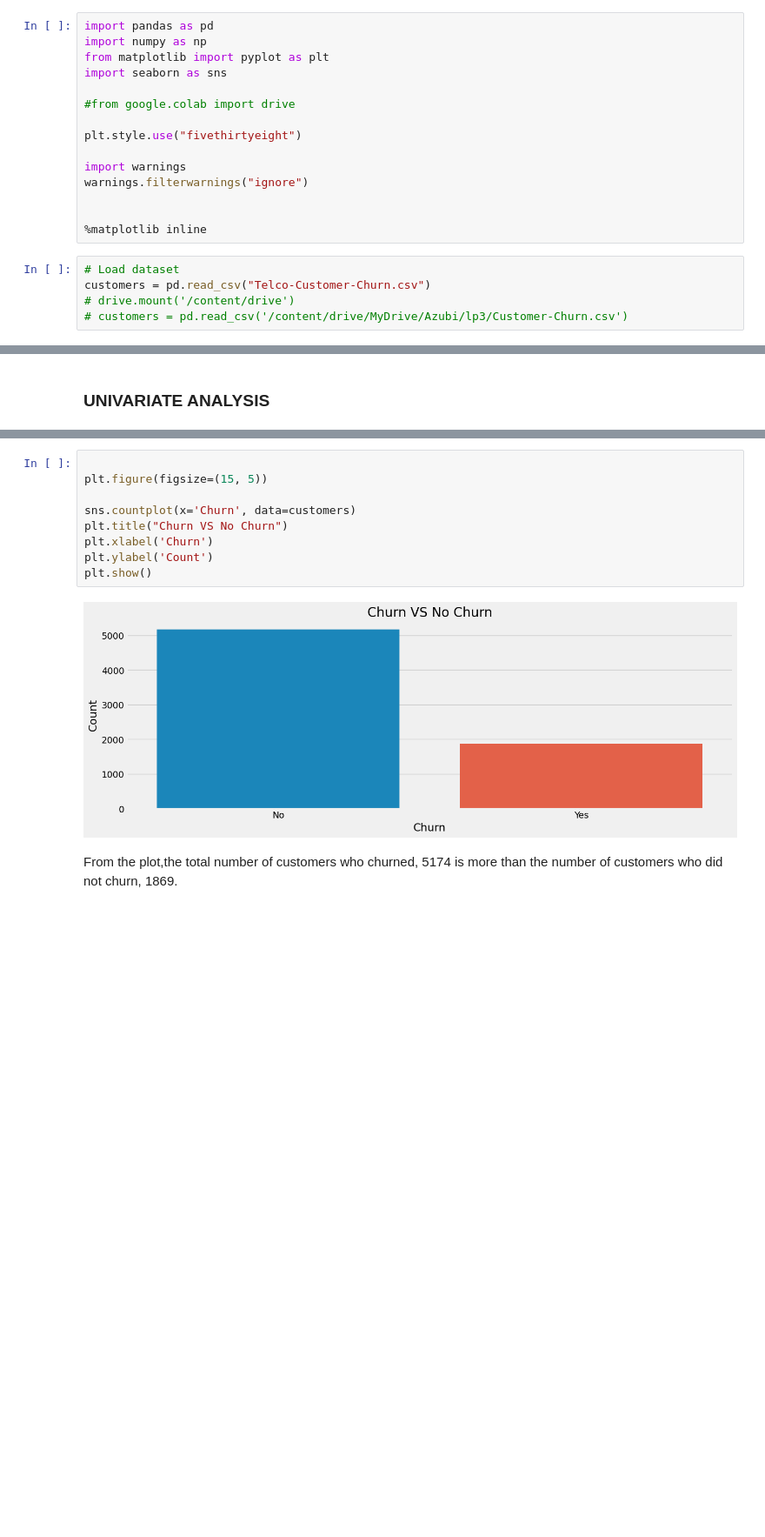
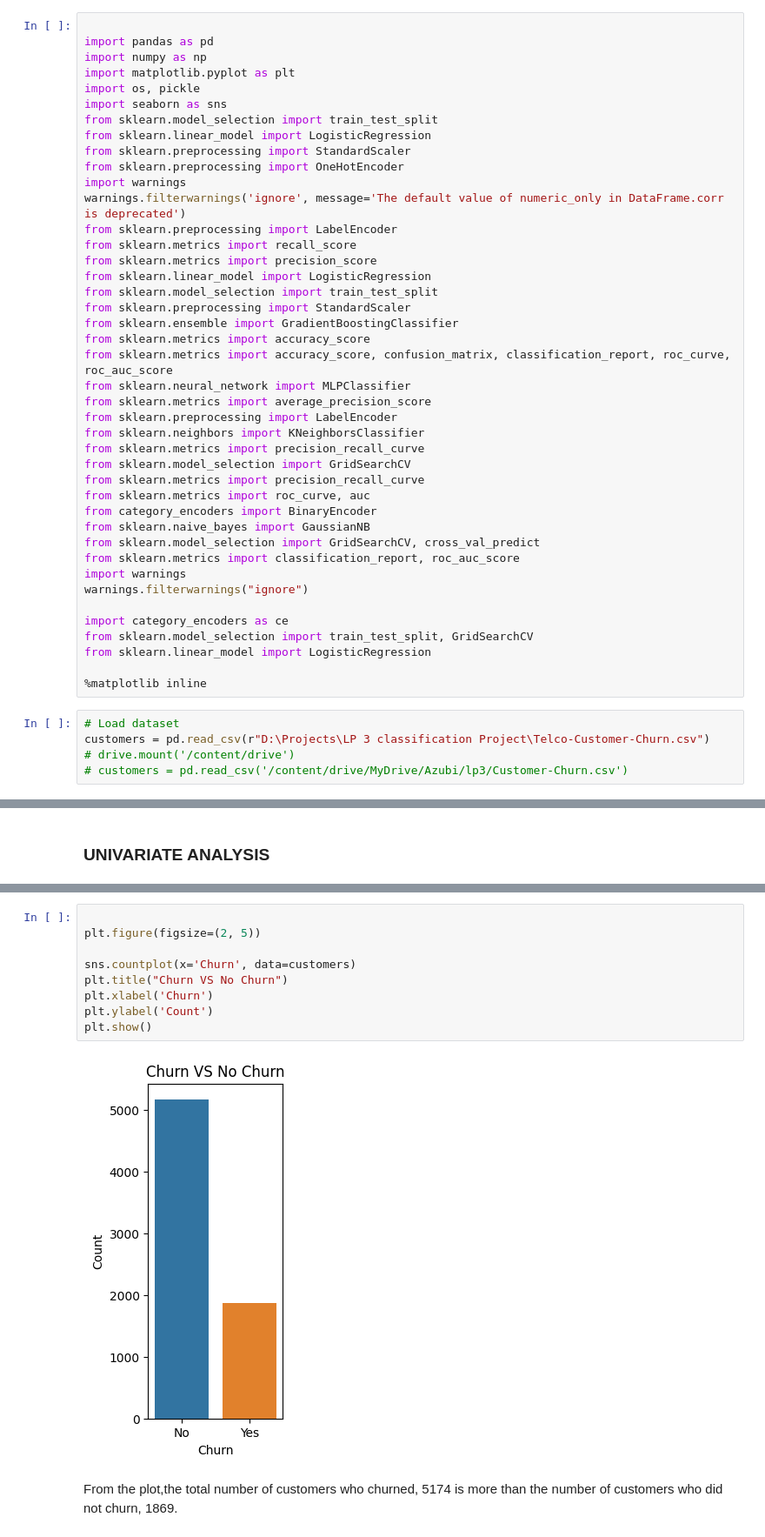
Before and after one commit to Preencez/LP-3-classification-Project, a Jupyter notebook: TELECOMMUNICATION-CUSTOMER-CHURN.ipynb, the cells around one changed output, grey strips where cells are left out. Shown at 87% size. Saved outputs shown, nothing was run; the diff lists cells and outputs as text; blank space fills up the shorter version.

Commit message:
built my model interpreter

```diff
--- a/TELECOMMUNICATION-CUSTOMER-CHURN.ipynb
+++ b/TELECOMMUNICATION-CUSTOMER-CHURN.ipynb
@@ -23,23 +23,50 @@ Customer churn does not depend on the period the Customer has been with the comp
 # %% [markdown]
 ### IMPORT LIBRARIES AND LOAD DATASET
 # %%
+
 import pandas as pd
 import numpy as np
-from matplotlib import pyplot as plt
+import matplotlib.pyplot as plt
+import os, pickle
 import seaborn as sns
-
-#from google.colab import drive
-
-plt.style.use("fivethirtyeight")
-
+from sklearn.model_selection import train_test_split
+from sklearn.linear_model import LogisticRegression
+from sklearn.preprocessing import StandardScaler
+from sklearn.preprocessing import OneHotEncoder
+import warnings
+warnings.filterwarnings('ignore', message='The default value of numeric_only in DataFrame.corr is deprecated')
+from sklearn.preprocessing import LabelEncoder
+from sklearn.metrics import recall_score
+from sklearn.metrics import precision_score
+from sklearn.linear_model import LogisticRegression
+from sklearn.model_selection import train_test_split
+from sklearn.preprocessing import StandardScaler
+from sklearn.ensemble import GradientBoostingClassifier
+from sklearn.metrics import accuracy_score
+from sklearn.metrics import accuracy_score, confusion_matrix, classification_report, roc_curve, roc_auc_score
+from sklearn.neural_network import MLPClassifier
+from sklearn.metrics import average_precision_score
+from sklearn.preprocessing import LabelEncoder
+from sklearn.neighbors import KNeighborsClassifier
+from sklearn.metrics import precision_recall_curve
+from sklearn.model_selection import GridSearchCV
+from sklearn.metrics import precision_recall_curve
+from sklearn.metrics import roc_curve, auc
+from category_encoders import BinaryEncoder
+from sklearn.naive_bayes import GaussianNB
+from sklearn.model_selection import GridSearchCV, cross_val_predict
+from sklearn.metrics import classification_report, roc_auc_score
 import warnings
 warnings.filterwarnings("ignore")
 
+import category_encoders as ce
+from sklearn.model_selection import train_test_split, GridSearchCV
+from sklearn.linear_model import LogisticRegression
 
 %matplotlib inline
 # %%
 # Load dataset
-customers = pd.read_csv("Telco-Customer-Churn.csv")
+customers = pd.read_csv(r"D:\Projects\LP 3 classification Project\Telco-Customer-Churn.csv")
 # drive.mount('/content/drive')
 # customers = pd.read_csv('/content/drive/MyDrive/Azubi/lp3/Customer-Churn.csv')
 # %% [markdown]
@@ -132,14 +158,14 @@ Name: count, dtype: int64
 # %%
 
-plt.figure(figsize=(15, 5))
+plt.figure(figsize=(2, 5))
 
 sns.countplot(x='Churn', data=customers)
 plt.title("Churn VS No Churn")
 plt.xlabel('Churn')
 plt.ylabel('Count')
 plt.show()
 # %% [output]
-[figure, old version]
+[figure, new version]
 # %% [markdown]
 From the plot,the total number of customers who churned, 5174 is more than the number of customers who did not churn, 1869.
 # %%
```
Also changed, not shown: parts of 85 cells of this notebook.
